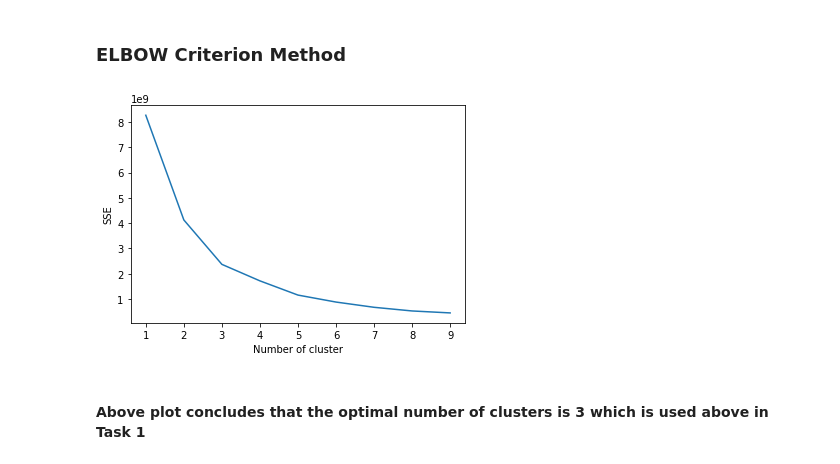
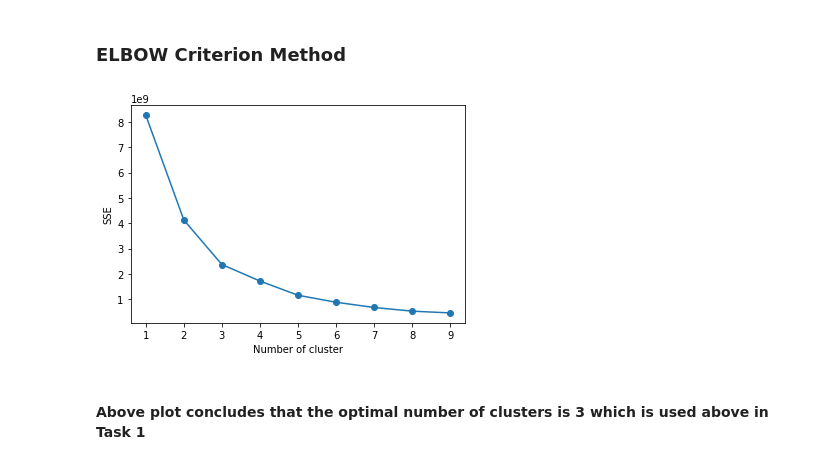
Before and after one commit to vipulpopat/MSCAI_Sem1_Etivity3, a Jupyter notebook: Etivity3_ClusteringManifoldLearning.ipynb, the cells around one changed output. Cells and saved outputs as stored; diff of their text form; code cells hidden in the pictures.

```diff
--- a/Etivity3_ClusteringManifoldLearning.ipynb
+++ b/Etivity3_ClusteringManifoldLearning.ipynb
@@ -166,17 +166,17 @@ print(X.shape)
 # %%
 # Calculate sum of squared errors and plot it
 sse = {}
 for k in range(1, 10):
     kmeans = KMeans(n_clusters=k, max_iter=1000).fit(X)
     X["clusters"] = kmeans.labels_
     sse[k] = kmeans.inertia_ # Inertia: Sum of distances of samples to their closest cluster center
 plt.figure()
-plt.plot(list(sse.keys()), list(sse.values()))
+plt.plot(list(sse.keys()), list(sse.values()),marker='o')
 plt.xlabel("Number of cluster")
 plt.ylabel("SSE")
 plt.show()
 # %% [output]
-[figure, old version]
+[figure, new version]
 # %% [markdown]
 #### Above plot concludes that the optimal number of clusters is 3 which is used above in Task 1
 # %% [markdown]
```
Also changed, not shown: parts of 6 cells of this notebook, 2 other files.
